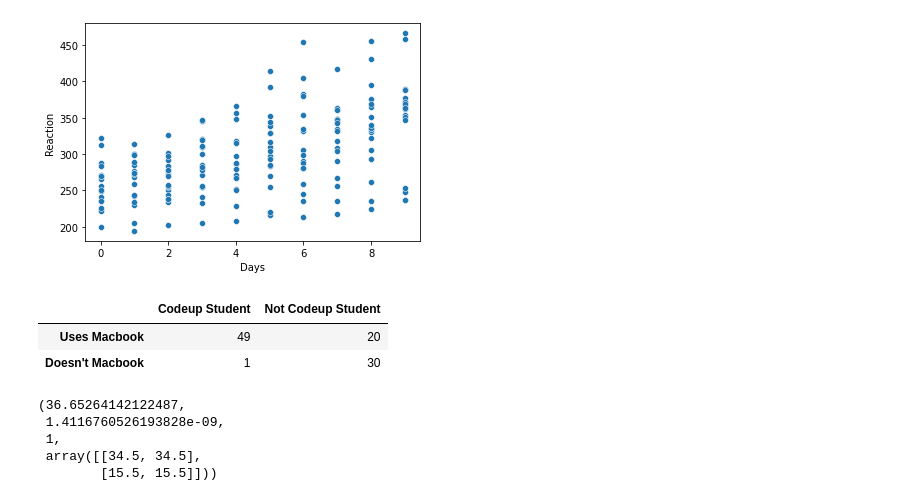
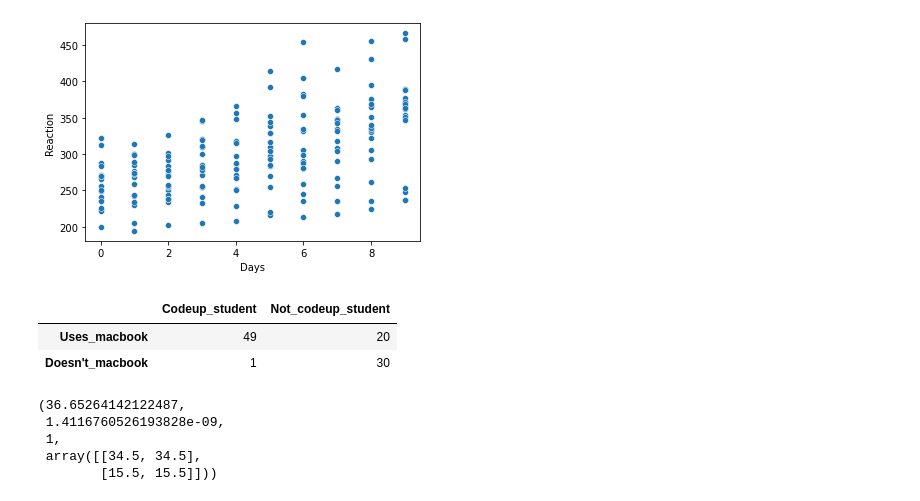
Before and after one commit to Addisalem-Kemal/Statstics_exercisese, a Jupyter notebook: hypothesis_testing.ipynb, the cells around one changed output. Saved outputs shown, nothing was run; the diff lists cells and outputs as text; code cells hidden in the pictures.

```diff
--- a/hypothesis_testing.ipynb
+++ b/hypothesis_testing.ipynb
@@ -646,15 +649,15 @@ plt.show()
 # %%
 α = 0.05
 
-index = ["Uses Macbook", "Doesn't Macbook"]
-columns = ["Codeup Student", "Not Codeup Student"]
+index = ["Uses_macbook", "Doesn't_macbook"]
+columns = ["Codeup_student", "Not_codeup_student"]
 
 observed = pd.DataFrame([[49, 20], [1, 30]], index=index, columns=columns)
 observed
 # %% [output]
-|  | Codeup Student | Not Codeup Student |
-| Uses Macbook | 49 | 20 |
-| Doesn't Macbook | 1 | 30 |
+|  | Codeup_student | Not_codeup_student |
+| Uses_macbook | 49 | 20 |
+| Doesn't_macbook | 1 | 30 |
 # %%
 chi2, p, degf, expected = stats.chi2_contingency(observed)
 chi2, p, degf, expected
```
Also changed, not shown: parts of 2 cells of this notebook.
